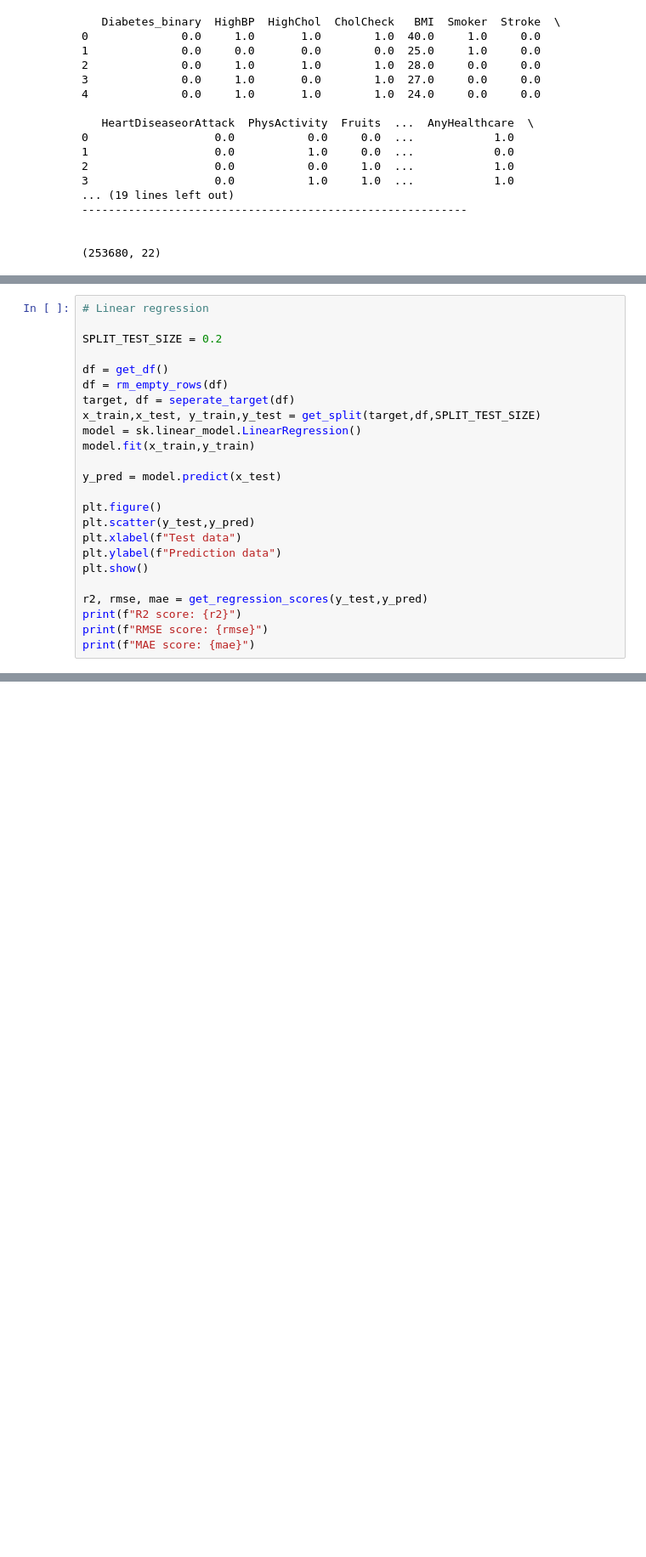
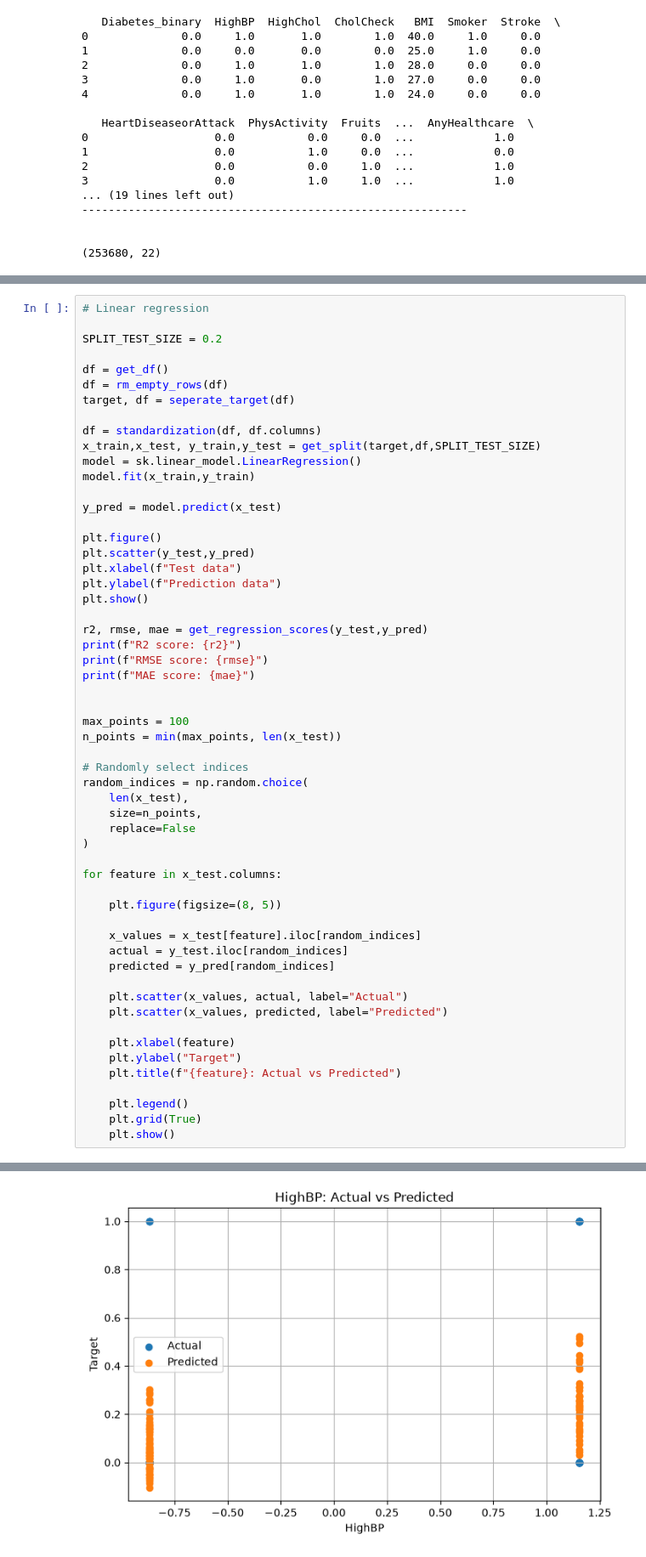
Before and after one commit to kartik815/ML-Diabetes-Case-Study, a Jupyter notebook: notebooks/regression1.ipynb, the cells around one changed output, grey strips where cells are left out. Shown at 85% size. Saved outputs shown, nothing was run; the diff lists cells and outputs as text; blank space fills up the shorter version.

```diff
--- a/notebooks/regression1.ipynb
+++ b/notebooks/regression1.ipynb
@@ -81,6 +111,8 @@ SPLIT_TEST_SIZE = 0.2
 df = get_df()
 df = rm_empty_rows(df)
 target, df = seperate_target(df)
+
+df = standardization(df, df.columns)
 x_train,x_test, y_train,y_test = get_split(target,df,SPLIT_TEST_SIZE)
 model = sk.linear_model.LinearRegression()
 model.fit(x_train,y_train)
@@ -97,6 +129,36 @@ r2, rmse, mae = get_regression_scores(y_test,y_pred)
 print(f"R2 score: {r2}")
 print(f"RMSE score: {rmse}")
 print(f"MAE score: {mae}")
+
+
+max_points = 100
+n_points = min(max_points, len(x_test))
+
+# Randomly select indices
+random_indices = np.random.choice(
+    len(x_test),
+    size=n_points,
+    replace=False
+)
+
+for feature in x_test.columns:
+
+    plt.figure(figsize=(8, 5))
+
+    x_values = x_test[feature].iloc[random_indices]
+    actual = y_test.iloc[random_indices]
+    predicted = y_pred[random_indices]
+
+    plt.scatter(x_values, actual, label="Actual")
+    plt.scatter(x_values, predicted, label="Predicted")
+
+    plt.xlabel(feature)
+    plt.ylabel("Target")
+    plt.title(f"{feature}: Actual vs Predicted")
+
+    plt.legend()
+    plt.grid(True)
+    plt.show()
 # %% [output]
 [figure]
 R2 score: 0.16269021365974257
@@ -104,0 +167 @@ MAE score: 0.21599714558586347
+[figure, added]
```
Also changed, not shown: parts of 4 cells of this notebook.
